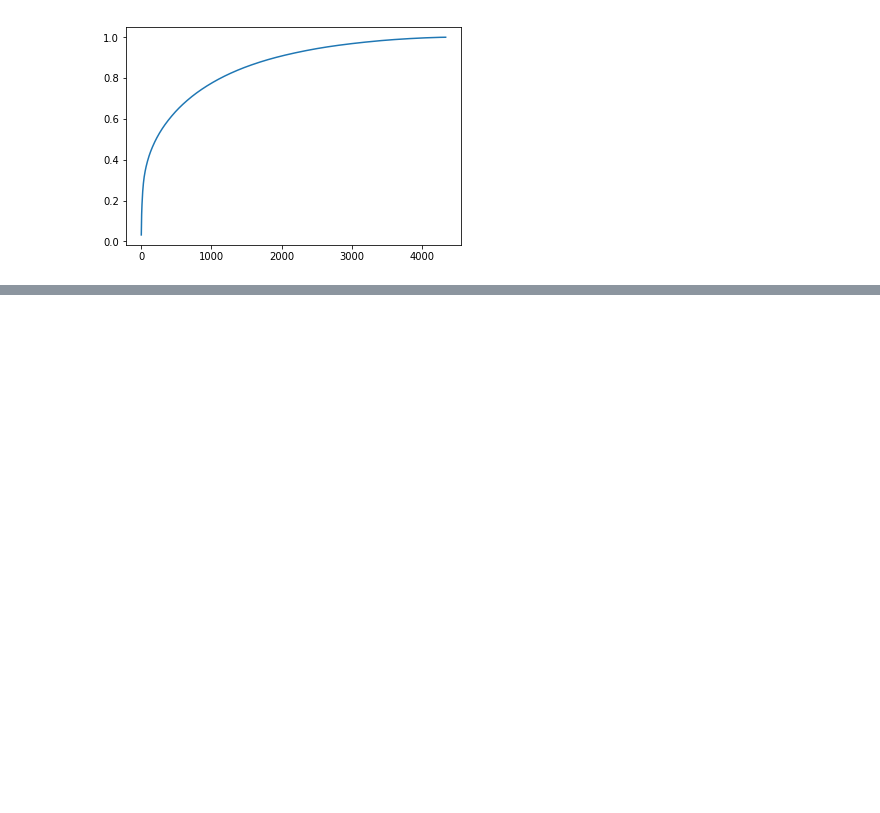
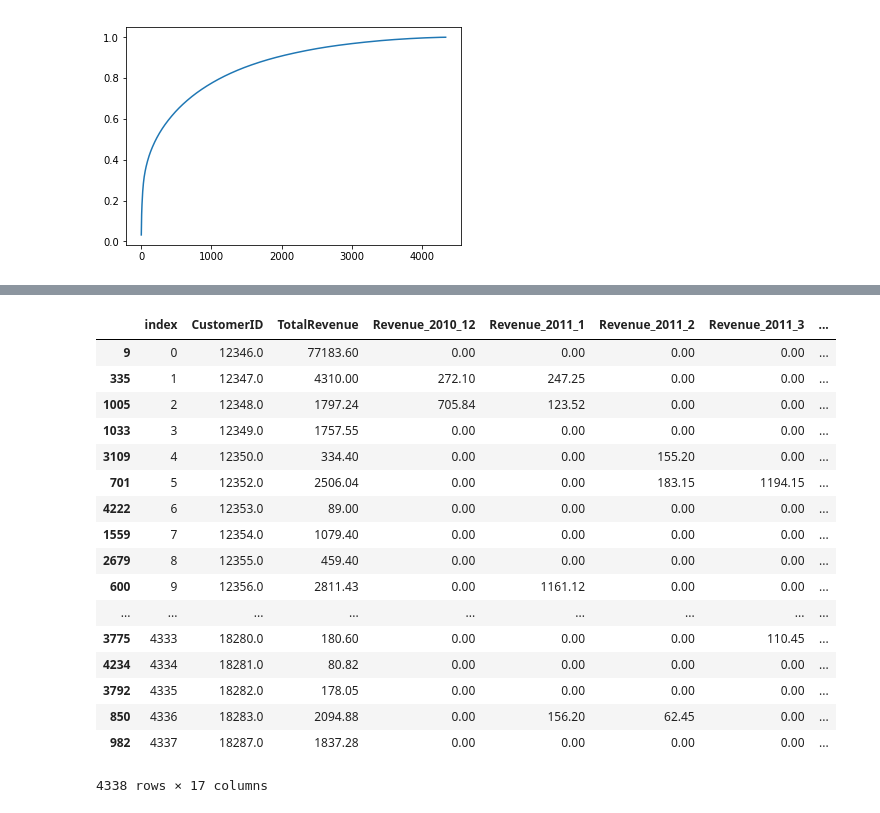
Before and after one commit to leexa90/E-commece-Data-Science, a Jupyter notebook: Untitled.ipynb, the cells around one changed output, grey strips where cells are left out. Cells and saved outputs as stored; diff of their text form; code cells hidden in the pictures; blank space fills up the shorter version.

```diff
--- a/Untitled.ipynb
+++ b/Untitled.ipynb
@@ -250,0 +264,21 @@ data[data['TotalRevenue'] >5]
+# %%
+customer_info_orders
+# %% [output]
+|  | index | CustomerID | TotalRevenue | Revenue_2010_12 | Revenue_2011_1 | Revenue_2011_2 | Revenue_2011_3 | ... |
+| 9 | 0 | 12346.0 | 77183.60 | 0.00 | 0.00 | 0.00 | 0.00 | ... |
+| 335 | 1 | 12347.0 | 4310.00 | 272.10 | 247.25 | 0.00 | 0.00 | ... |
+| 1005 | 2 | 12348.0 | 1797.24 | 705.84 | 123.52 | 0.00 | 0.00 | ... |
+| 1033 | 3 | 12349.0 | 1757.55 | 0.00 | 0.00 | 0.00 | 0.00 | ... |
+| 3109 | 4 | 12350.0 | 334.40 | 0.00 | 0.00 | 155.20 | 0.00 | ... |
+| 701 | 5 | 12352.0 | 2506.04 | 0.00 | 0.00 | 183.15 | 1194.15 | ... |
+| 4222 | 6 | 12353.0 | 89.00 | 0.00 | 0.00 | 0.00 | 0.00 | ... |
+| 1559 | 7 | 12354.0 | 1079.40 | 0.00 | 0.00 | 0.00 | 0.00 | ... |
+| 2679 | 8 | 12355.0 | 459.40 | 0.00 | 0.00 | 0.00 | 0.00 | ... |
+| 600 | 9 | 12356.0 | 2811.43 | 0.00 | 1161.12 | 0.00 | 0.00 | ... |
+| ... | ... | ... | ... | ... | ... | ... | ... | ... |
+| 3775 | 4333 | 18280.0 | 180.60 | 0.00 | 0.00 | 0.00 | 110.45 | ... |
+| 4234 | 4334 | 18281.0 | 80.82 | 0.00 | 0.00 | 0.00 | 0.00 | ... |
+| 3792 | 4335 | 18282.0 | 178.05 | 0.00 | 0.00 | 0.00 | 0.00 | ... |
+| 850 | 4336 | 18283.0 | 2094.88 | 0.00 | 156.20 | 62.45 | 0.00 | ... |
+| 982 | 4337 | 18287.0 | 1837.28 | 0.00 | 0.00 | 0.00 | 0.00 | ... |
+4338 rows × 17 columns
```
Also changed, not shown: parts of 16 cells of this notebook.
